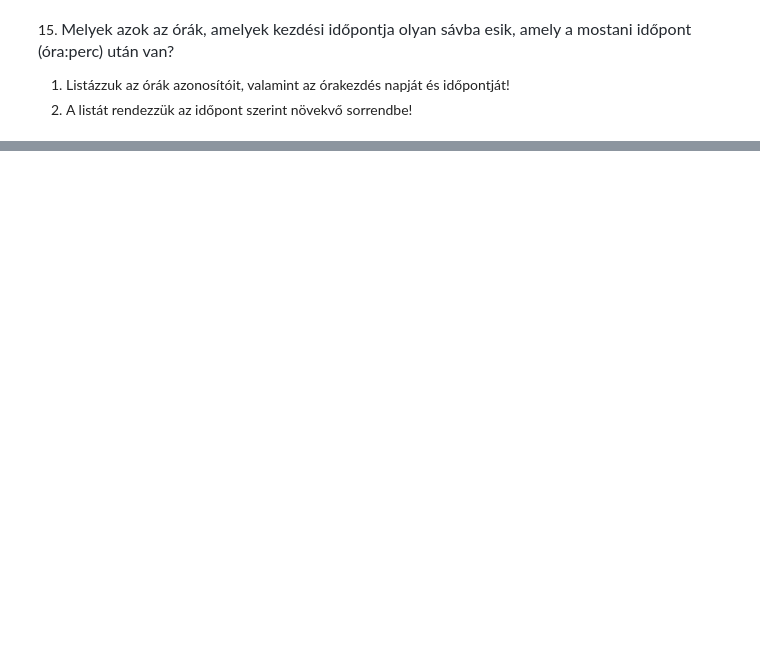
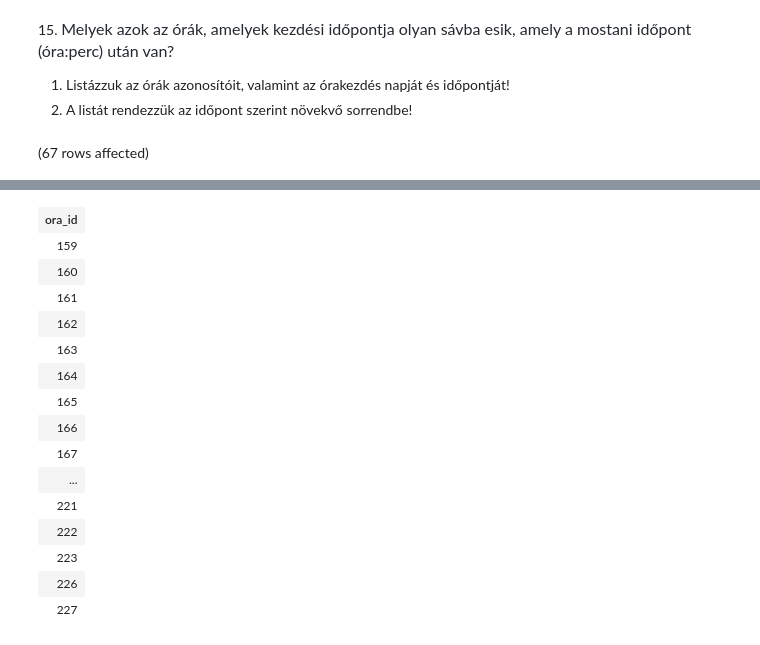
Before and after one commit to gaborbrown/sql, a Jupyter notebook: gyakorlat02_feladatok .ipynb, the cells around one changed output, grey strips where cells are left out. Drawn from its saved outputs; the diff is of its cells as text; code cells hidden in the pictures; blank space fills up the shorter version.

```diff
--- a/gyakorlat02_feladatok .ipynb
+++ b/gyakorlat02_feladatok .ipynb
@@ -272,3 +340,9 @@ Total execution time: 00:00:00
 
 1. Listázzuk az órák azonosítóit, valamint az órakezdés napját és időpontját!
 2. A listát rendezzük az időpont szerint növekvő sorrendbe!
+# %%
+SELECT Orak.ora_id
+from Orak JOIN Savok ON Orak.Sav = Savok.Sav_id
+WHERE Savok.Időpont > DATE_BUCKET(,)
+# %% [output]
+(67 rows affected)
@@ -274,0 +350,16 @@ Total execution time: 00:00:00
+| ora_id |
+| 159 |
+| 160 |
+| 161 |
+| 162 |
+| 163 |
+| 164 |
+| 165 |
+| 166 |
+| 167 |
+| ... |
+| 221 |
+| 222 |
+| 223 |
+| 226 |
+| 227 |
```
Also changed, not shown: parts of 12 cells of this notebook, 1 other file.
